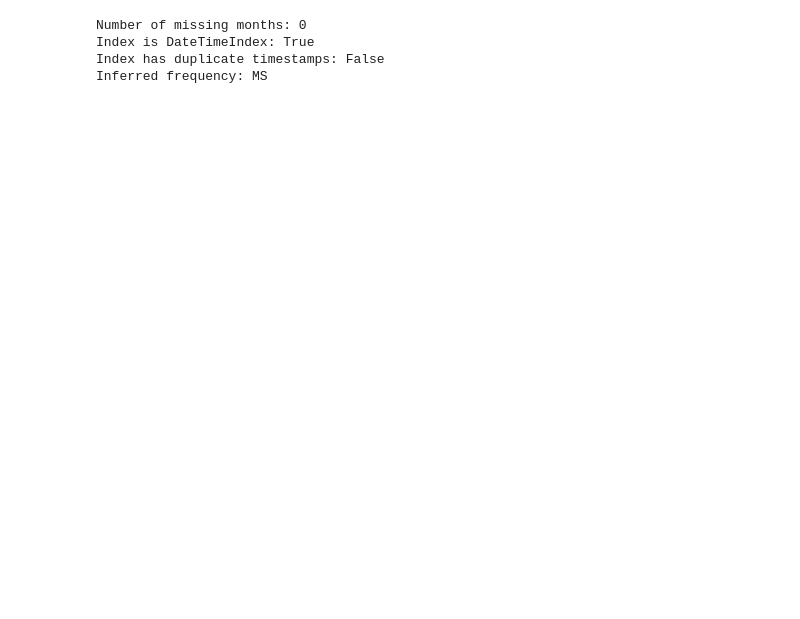
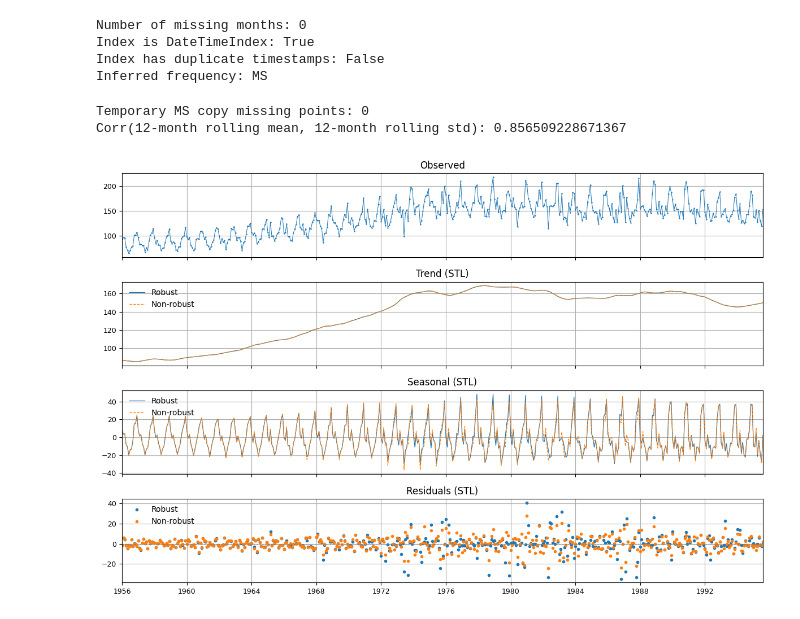
Before and after one commit to nikolaurenlut/ML-Beer-B, a Jupyter notebook: Week_ML2.ipynb, the cells around one changed output. Cells and saved outputs as stored; diff of their text form; code cells hidden in the pictures; blank space fills up the shorter version.

Commit message:
time_series_analysis: EDA + STL decomposition + ACF/PACF integrated

```diff
--- a/Week_ML2.ipynb
+++ b/Week_ML2.ipynb
@@ -54,3 +56,79 @@ Number of missing months: 0
 Index is DateTimeIndex: True
 Index has duplicate timestamps: False
 Inferred frequency: MS
+# %%
+colname = df.columns[0]
+series = df[colname]
+
+series_ms = series.copy().asfreq('MS')
+n_missing_for_decomp = int(series_ms.isna().sum())
+print('Temporary MS copy missing points:', n_missing_for_decomp)
+
+series_for_decomp = series_ms.interpolate(method='time')
+
+# Check if seasonal amplitude grows with level
+rm = series_for_decomp.rolling(window=12).mean().dropna()
+rs = series_for_decomp.rolling(window=12).std().dropna()
+corr_rm_rs = rm.corr(rs)
+print('Corr(12-month rolling mean, 12-month rolling std):', corr_rm_rs)
+
+# STL, period = 12, robust and non-robust
+stl_robust = STL(series_for_decomp, period=12, robust=True)
+res_robust = stl_robust.fit()
+
+stl_non = STL(series_for_decomp, period=12, robust=False)
+res_non = stl_non.fit()
+
+obs = series_for_decomp
+trend_r = res_robust.trend
+trend_n = res_non.trend
+season_r = res_robust.seasonal
+season_n = res_non.seasonal
+resid_r = res_robust.resid
+resid_n = res_non.resid
+
+# Plotting styles
+lw = 0.9
+ms = 3
+obs_lw = 0.7
+
+fig, axes = plt.subplots(4, 1, figsize=(12, 8), sharex=True)
+xmin, xmax = obs.index.min(), obs.index.max()
+
+# Observed
+axes[0].plot(obs.index, obs.values, linestyle='-', linewidth=obs_lw, marker='.', markersize=1.5, label='Observed')
+axes[0].set_title('Observed')
+axes[0].set_xlim(xmin, xmax)
+
+# Trend
+axes[1].plot(trend_r.index, trend_r.values, label='Robust', linewidth=lw, linestyle='-')
+axes[1].plot(trend_n.index, trend_r.values, label='Non-robust', linewidth=lw, linestyle='--')
+axes[1].set_title('Trend (STL)')
+axes[1].legend(frameon=False)
+axes[1].set_xlim(xmin, xmax)
+
+# Seasonal
+axes[2].plot(season_r.index, season_r.values, label='Robust', linewidth=lw, linestyle='-')
+axes[2].plot(season_n.index, season_n.values, label='Non-robust', linewidth=lw, linestyle='--')
+axes[2].set_title('Seasonal (STL)')
+axes[2].legend(frameon=False)
+axes[2].set_xlim(xmin, xmax)
+
+# Residuals
+axes[3].plot(resid_r.index, resid_r.values, linestyle='none', marker='o', markersize=ms, label='Robust')
+axes[3].plot(resid_n.index, resid_n.values, linestyle='none', marker='o', markersize=ms, label='Non-robust')
+axes[3].axhline(0, color='gray', linewidth=0.7, linestyle='--')
+axes[3].set_title('Residuals (STL)')
+axes[3].legend(frameon=False)
+axes[3].set_xlim(xmin, xmax)
+
+for ax in axes:
+    ax.grid(True)
+    ax.tick_params(axis='both', which='major', labelsize=9)
+
+plt.tight_layout()
+plt.show()
+# %% [output]
+Temporary MS copy missing points: 0
+Corr(12-month rolling mean, 12-month rolling std): 0.856509228671367
+[figure, added]
```
Also changed, not shown: parts of 5 cells of this notebook.
